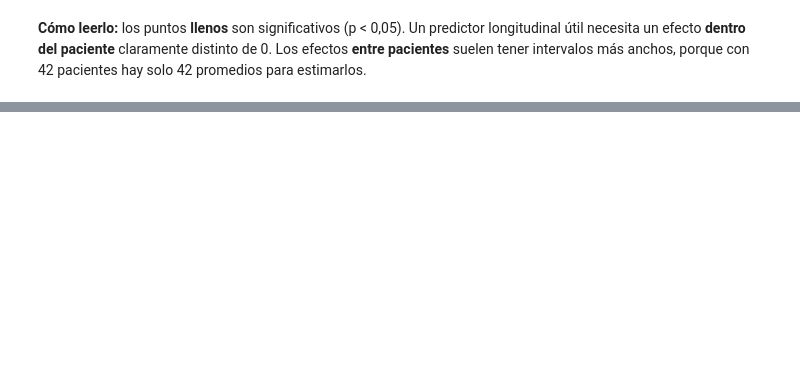
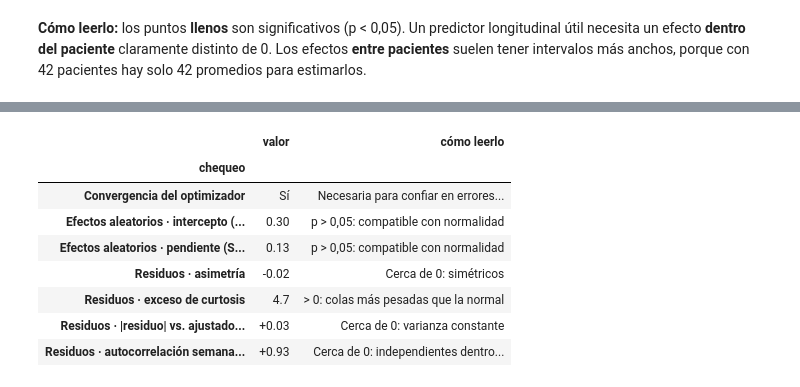
Before and after one commit to CaroBailon/parkinson-longitudinal-ml, a Jupyter notebook: notebooks/03_modelos_mixtos_y_deep_learning.ipynb, the cells around one changed output, grey strips where cells are left out. Saved outputs shown, nothing was run; the diff lists cells and outputs as text; code cells hidden in the pictures; blank space fills up the shorter version.

```diff
--- a/notebooks/03_modelos_mixtos_y_deep_learning.ipynb
+++ b/notebooks/03_modelos_mixtos_y_deep_learning.ipynb
@@ -229,0 +255,12 @@ porque con 42 pacientes hay solo 42 promedios para estimarlos.
+# %%
+diagnostico
+# %% [output]
+|  | valor | cómo leerlo |
+| chequeo |  |  |
+| Convergencia del optimizador | Sí | Necesaria para confiar en errores... |
+| Efectos aleatorios · intercepto (... | 0.30 | p > 0,05: compatible con normalidad |
+| Efectos aleatorios · pendiente (S... | 0.13 | p > 0,05: compatible con normalidad |
+| Residuos · asimetría | -0.02 | Cerca de 0: simétricos |
+| Residuos · exceso de curtosis | 4.7 | > 0: colas más pesadas que la normal |
+| Residuos · |residuo| vs. ajustado... | +0.03 | Cerca de 0: varianza constante |
+| Residuos · autocorrelación semana... | +0.93 | Cerca de 0: independientes dentro... |
```
Also changed, not shown: parts of 20 cells of this notebook, 20 other files.
